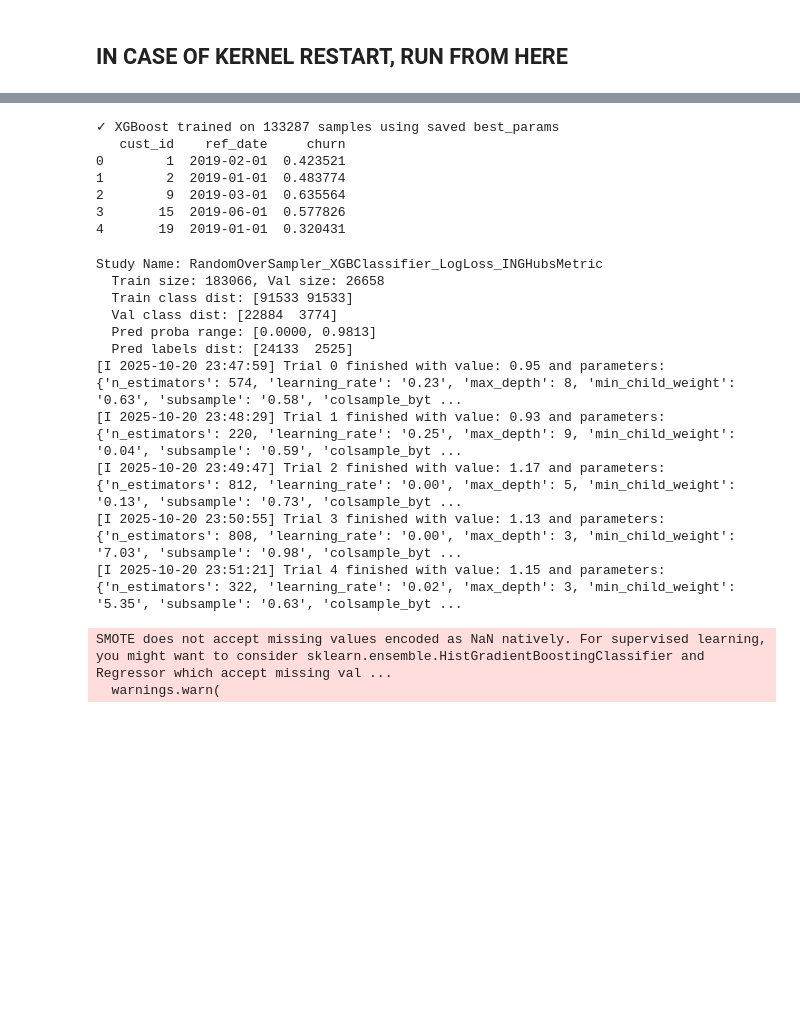
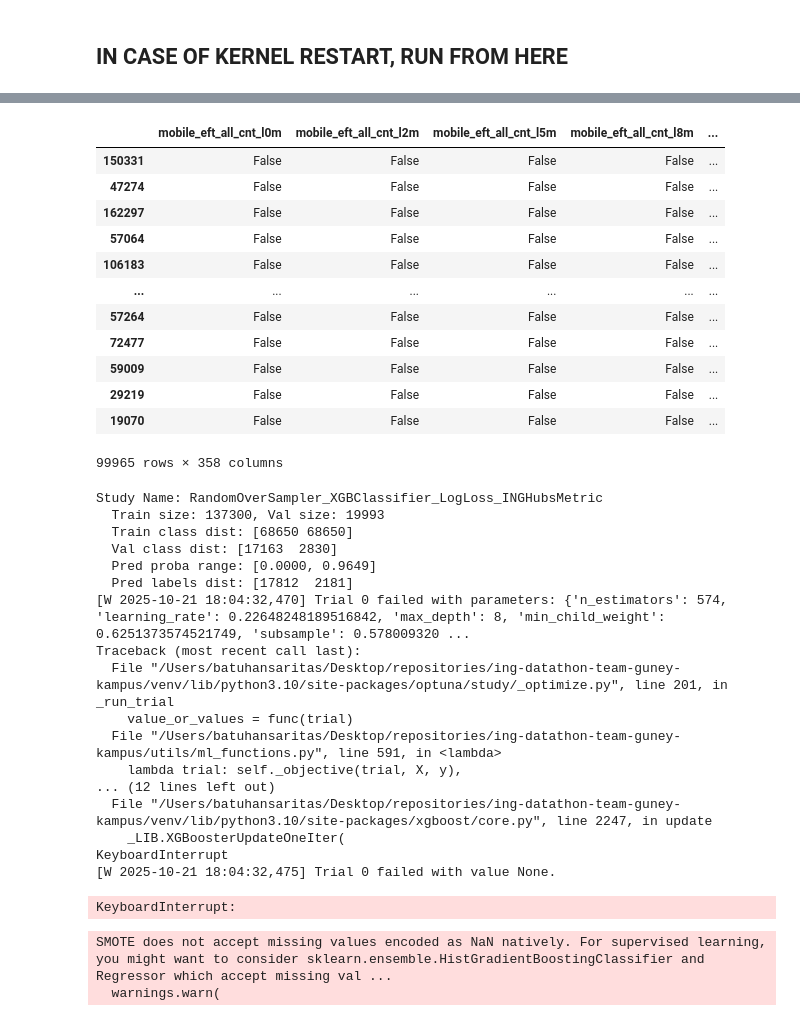
Before and after one commit to bthnsrts/datathon-team-guney-kampus, a Jupyter notebook: notebooks/statistical_modelling.ipynb, the cells around one changed output, grey strips where cells are left out. Saved outputs shown, nothing was run; the diff lists cells and outputs as text; code cells hidden in the pictures; blank space fills up the shorter version.

Commit message:
prepared two studies

```diff
--- a/notebooks/statistical_modelling.ipynb
+++ b/notebooks/statistical_modelling.ipynb
@@ -9,7 +9,7 @@ from utils.ml_functions import OptunaTuner
 
 repo_root = get_repo_root()
 # %%
-input_set = pd.read_csv(str(repo_root) + '/data/features_all.csv')
+features_all = pd.read_csv(str(repo_root) + '/data/features_all.csv')
 ref_test = pd.read_csv(str(repo_root) + '/data/referance_data_test.csv')
 ref = pd.read_csv(str(repo_root) + '/data/referance_data.csv')
 # %%
@@ -23,6 +23,6 @@ input_set.head()
 | 4 | 5 | 2018-03-01 | 4.0 | 9.0 | 10.0 | ... |
 5 rows × 361 columns
 # %%
-input_set_with_labels = input_set.merge(ref, on=['cust_id', 'ref_date'], how='left')
+input_set_with_labels = features_all.merge(ref, on=['cust_id', 'ref_date'], how='left')
 training_data = input_set_with_labels[input_set_with_labels['churn'].notna()]
-test_data = input_set_with_labels[input_set_with_labels['churn'].isna()]
+submission_data = input_set_with_labels[input_set_with_labels['churn'].isna()]
@@ -123,11 +117,11 @@ try:
     X = training_data.drop(['cust_id', 'ref_date','date', 'churn'], axis=1)
     y = training_data['churn']
 
-    X_test = test_data.drop(['cust_id', 'ref_date','date', 'churn'], axis=1)
+    submission_test = submission_data.drop(['cust_id', 'ref_date','date', 'churn'], axis=1)
 
     X.to_csv(str(repo_root) + '/data/X.csv', index=False)
     y.to_csv(str(repo_root) + '/data/y.csv', index=False)
-    X_test.to_csv(str(repo_root) + '/data/submission_test.csv', index=False)
+    submission_data.to_csv(str(repo_root) + '/data/submission_test.csv', index=False)
 except NameError:
     # If training_data is not defined, load from files
 
@@ -203,4 +197,4 @@ studies = {
 # %%
 from sklearn.model_selection import train_test_split
 
-X_train, y_train = X, y
+X_train, X_val, y_train, y_val = train_test_split(X, y, test_size=0.25, random_state=42, stratify=y)
@@ -286,37 +245,40 @@ array([0.42352092, 0.48377448, 0.6355636 , ..., 0.47084504, 0.21451841,
-# %%
-from sklearn.model_selection import train_test_split
-
-y_pred_proba = fit_predict_best_study_from_json(study1_json, X, y, X_test)
-
-
-X_train, X_val, y_train, y_val = train_test_split(X, y, test_size=0.25, random_state=42, stratify=y)
-
-submission = ref_test.copy()
-submission['churn'] = y_pred_proba
-
-print(submission.head())
-# %% [output]
-✓ XGBoost trained on 133287 samples using saved best_params
-   cust_id    ref_date     churn
-0        1  2019-02-01  0.423521
-1        2  2019-01-01  0.483774
-2        9  2019-03-01  0.635564
-3       15  2019-06-01  0.577826
-4       19  2019-01-01  0.320431
+# %%
+X_train.isna().sum().value_counts()
+# %% [output]
+|  | mobile_eft_all_cnt_l0m | mobile_eft_all_cnt_l2m | mobile_eft_all_cnt_l5m | mobile_eft_all_cnt_l8m | ... |
+| 150331 | False | False | False | False | ... |
+| 47274 | False | False | False | False | ... |
+| 162297 | False | False | False | False | ... |
+| 57064 | False | False | False | False | ... |
+| 106183 | False | False | False | False | ... |
+| ... | ... | ... | ... | ... | ... |
+| 57264 | False | False | False | False | ... |
+| 72477 | False | False | False | False | ... |
+| 59009 | False | False | False | False | ... |
+| 29219 | False | False | False | False | ... |
+| 19070 | False | False | False | False | ... |
+99965 rows × 358 columns
 # %%
-study2 = studies["RandomOverSampler_XGBClassifier_LogLoss_INGHubsMetric"].optimize(X, y)
+study2 = studies["RandomOverSampler_XGBClassifier_LogLoss_INGHubsMetric"].optimize(X_train.values, y_train.values)
 # %% [output]
 Study Name: RandomOverSampler_XGBClassifier_LogLoss_INGHubsMetric
-  Train size: 183066, Val size: 26658
-  Train class dist: [91533 91533]
-  Val class dist: [22884  3774]
-  Pred proba range: [0.0000, 0.9813]
-  Pred labels dist: [24133  2525]
-[I 2025-10-20 23:47:59] Trial 0 finished with value: 0.95 and parameters: {'n_estimators': 574, 'learning_rate': '0.23', 'max_depth': 8, 'min_child_weight': '0.63', 'subsample': '0.58', 'colsample_byt ...
-[I 2025-10-20 23:48:29] Trial 1 finished with value: 0.93 and parameters: {'n_estimators': 220, 'learning_rate': '0.25', 'max_depth': 9, 'min_child_weight': '0.04', 'subsample': '0.59', 'colsample_byt ...
-[I 2025-10-20 23:49:47] Trial 2 finished with value: 1.17 and parameters: {'n_estimators': 812, 'learning_rate': '0.00', 'max_depth': 5, 'min_child_weight': '0.13', 'subsample': '0.73', 'colsample_byt ...
-[I 2025-10-20 23:50:55] Trial 3 finished with value: 1.13 and parameters: {'n_estimators': 808, 'learning_rate': '0.00', 'max_depth': 3, 'min_child_weight': '7.03', 'subsample': '0.98', 'colsample_byt ...
-[I 2025-10-20 23:51:21] Trial 4 finished with value: 1.15 and parameters: {'n_estimators': 322, 'learning_rate': '0.02', 'max_depth': 3, 'min_child_weight': '5.35', 'subsample': '0.63', 'colsample_byt ...
+  Train size: 137300, Val size: 19993
+  Train class dist: [68650 68650]
+  Val class dist: [17163  2830]
+  Pred proba range: [0.0000, 0.9649]
+  Pred labels dist: [17812  2181]
+[W 2025-10-21 18:04:32,470] Trial 0 failed with parameters: {'n_estimators': 574, 'learning_rate': 0.22648248189516842, 'max_depth': 8, 'min_child_weight': 0.6251373574521749, 'subsample': 0.578009320 ...
+Traceback (most recent call last):
+  File "/Users/batuhansaritas/Desktop/repositories/ing-datathon-team-guney-kampus/venv/lib/python3.10/site-packages/optuna/study/_optimize.py", line 201, in _run_trial
+    value_or_values = func(trial)
+  File "/Users/batuhansaritas/Desktop/repositories/ing-datathon-team-guney-kampus/utils/ml_functions.py", line 591, in <lambda>
+    lambda trial: self._objective(trial, X, y),
+... (12 lines left out)
+  File "/Users/batuhansaritas/Desktop/repositories/ing-datathon-team-guney-kampus/venv/lib/python3.10/site-packages/xgboost/core.py", line 2247, in update
+    _LIB.XGBoosterUpdateOneIter(
+KeyboardInterrupt
+[W 2025-10-21 18:04:32,475] Trial 0 failed with value None.
+KeyboardInterrupt:
 # %%
 study3 = studies["SMOTE_XGBClassifier_LogLoss_INGHubsMetric"].optimize(X, y)
 # %% [output]
```
Also changed, not shown: parts of 16 cells of this notebook, 2 other files.
